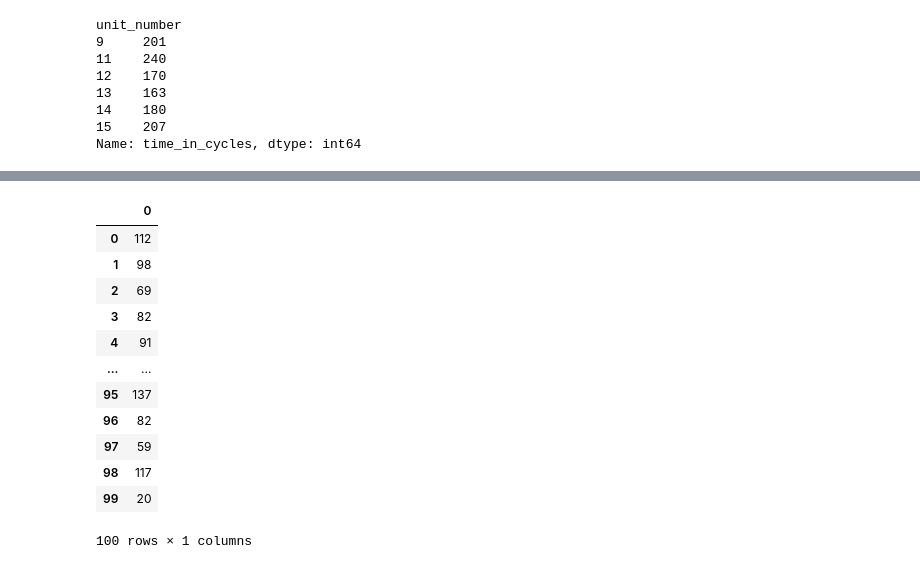
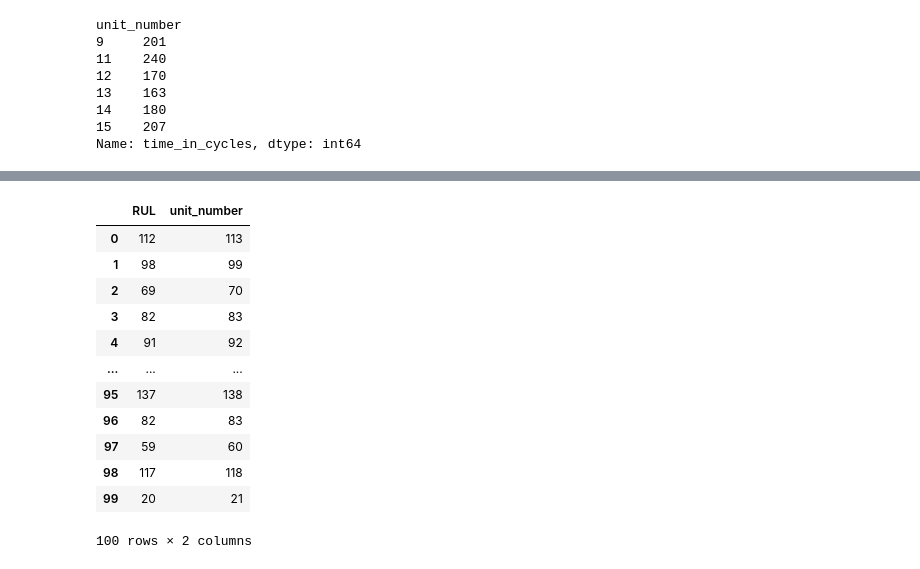
Before and after one commit to Agafie-Divine/predictive_maintenance_model, a Jupyter notebook: CMaps/RUL_turbofan.ipynb, the cells around one changed output, grey strips where cells are left out. Cells and saved outputs as stored; diff of their text form; code cells hidden in the pictures.

```diff
--- a/CMaps/RUL_turbofan.ipynb
+++ b/CMaps/RUL_turbofan.ipynb
@@ -97,17 +128,18 @@ test_001.shape
 # %%
-RUL_001 = pd.read_csv('RUL_FD001.txt', sep='\t', header=None)
+RUL_001 = pd.read_csv('dataset/RUL_FD001.txt', sep='\t', header=None, names=['RUL'])
+RUL_001['unit_number'] = RUL_001['] + 1
 RUL_001
 # %% [output]
-|  | 0 |
-| 0 | 112 |
-| 1 | 98 |
-| 2 | 69 |
-| 3 | 82 |
-| 4 | 91 |
-| ... | ... |
-| 95 | 137 |
-| 96 | 82 |
-| 97 | 59 |
-| 98 | 117 |
-| 99 | 20 |
+|  | RUL | unit_number |
+| 0 | 112 | 113 |
+| 1 | 98 | 99 |
+| 2 | 69 | 70 |
+| 3 | 82 | 83 |
+| 4 | 91 | 92 |
+| ... | ... | ... |
+| 95 | 137 | 138 |
+| 96 | 82 | 83 |
+| 97 | 59 | 60 |
+| 98 | 117 | 118 |
+| 99 | 20 | 21 |
-100 rows × 1 columns
+100 rows × 2 columns
```
Also changed, not shown: parts of 9 cells of this notebook.
